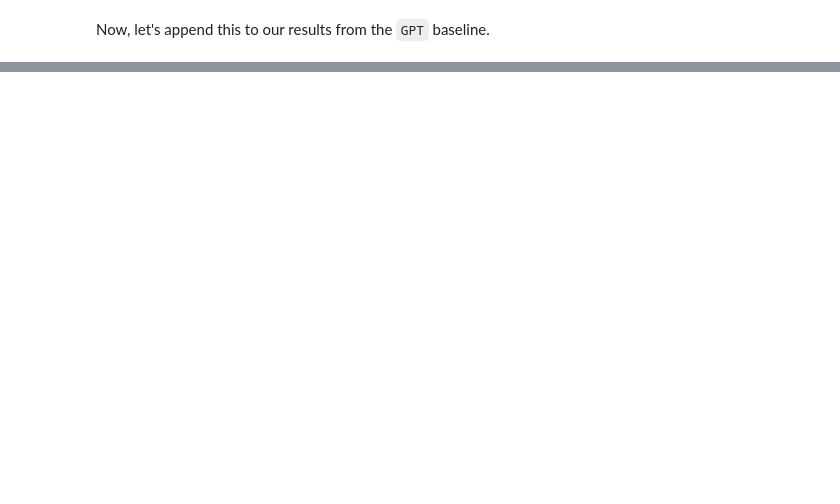
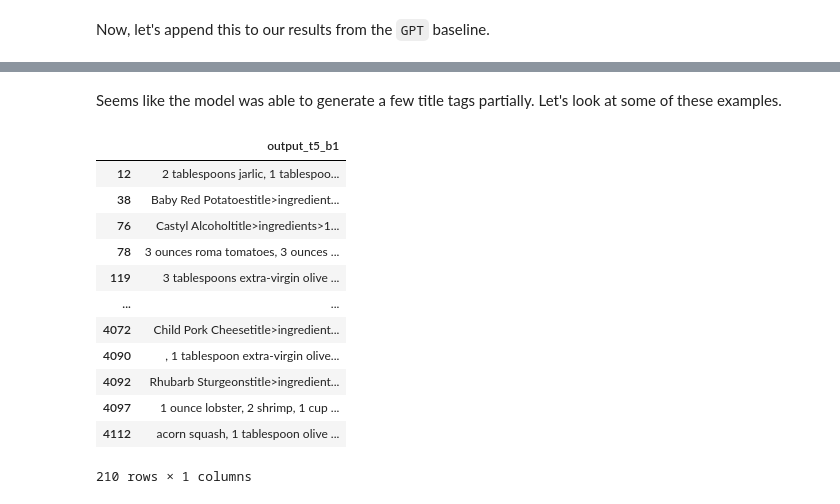
Before and after one commit to amanichopra/controllable-recipe-generation, a Jupyter notebook: evaluate.ipynb, the cells around one changed output, grey strips where cells are left out. Drawn from its saved outputs; the diff is of its cells as text; code cells hidden in the pictures; blank space fills up the shorter version.

```diff
--- a/evaluate.ipynb
+++ b/evaluate.ipynb
@@ -184,0 +370,19 @@ Now let's get an idea for how the different models capture the formatting tags (
+# %% [markdown]
+Seems like the model was able to generate a few title tags partially. Let's look at some of these examples.
+# %%
+with pd.option_context('display.max_colwidth', None):
+    display(train_df.loc[train_df['output_t5_b1'].str.contains(r'[<]?title[>]?'), 'output_t5_b1'].to_frame())
+# %% [output]
+|  | output_t5_b1 |
+| 12 | 2 tablespoons jarlic, 1 tablespoo... |
+| 38 | Baby Red Potatoestitle>ingredient... |
+| 76 | Castyl Alcoholtitle>ingredients>1... |
+| 78 | 3 ounces roma tomatoes, 3 ounces ... |
+| 119 | 3 tablespoons extra-virgin olive ... |
+| ... | ... |
+| 4072 | Child Pork Cheesetitle>ingredient... |
+| 4090 | , 1 tablespoon extra-virgin olive... |
+| 4092 | Rhubarb Sturgeonstitle>ingredient... |
+| 4097 | 1 ounce lobster, 2 shrimp, 1 cup ... |
+| 4112 | acorn squash, 1 tablespoon olive ... |
+210 rows × 1 columns
```
Also changed, not shown: parts of 30 cells of this notebook.
